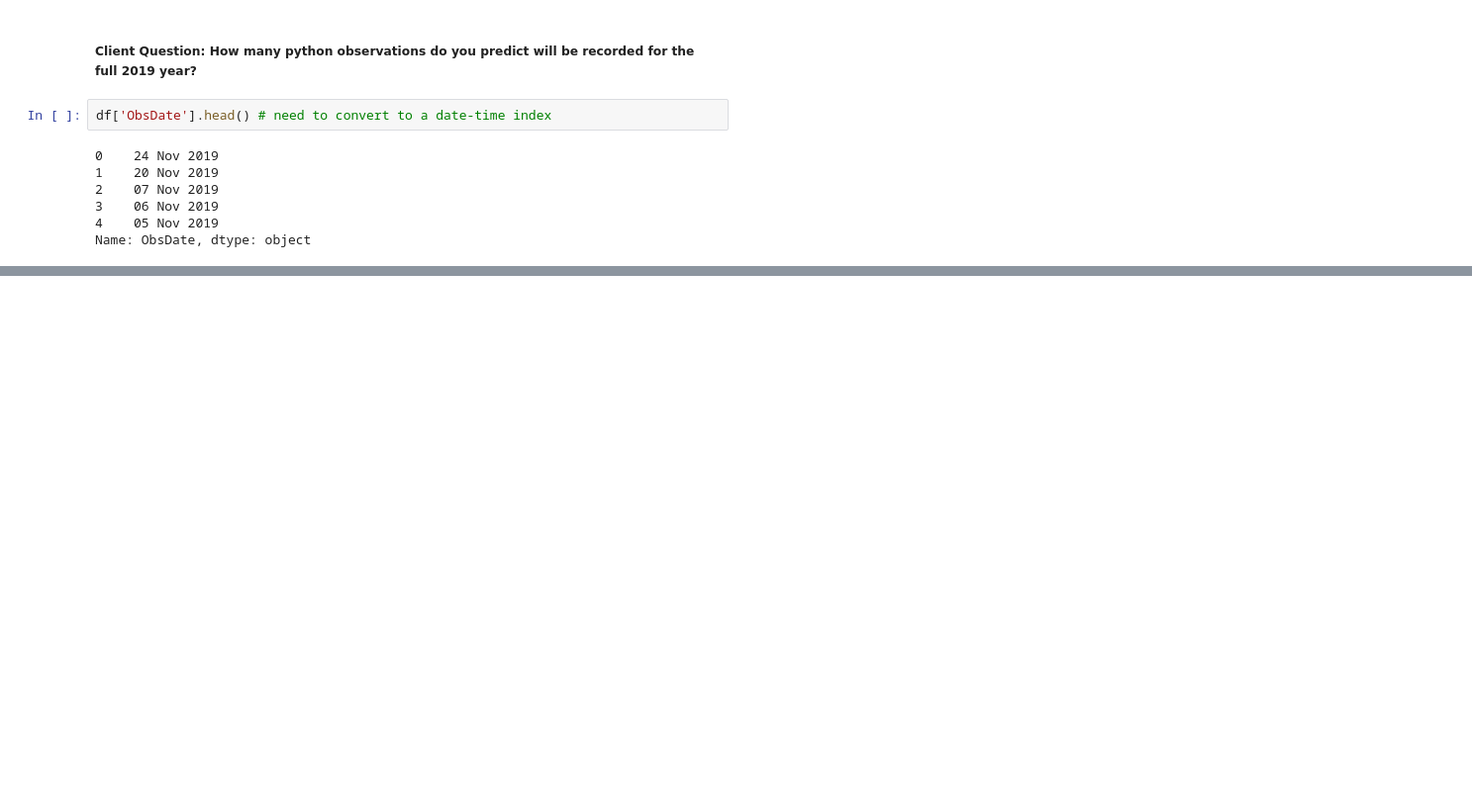
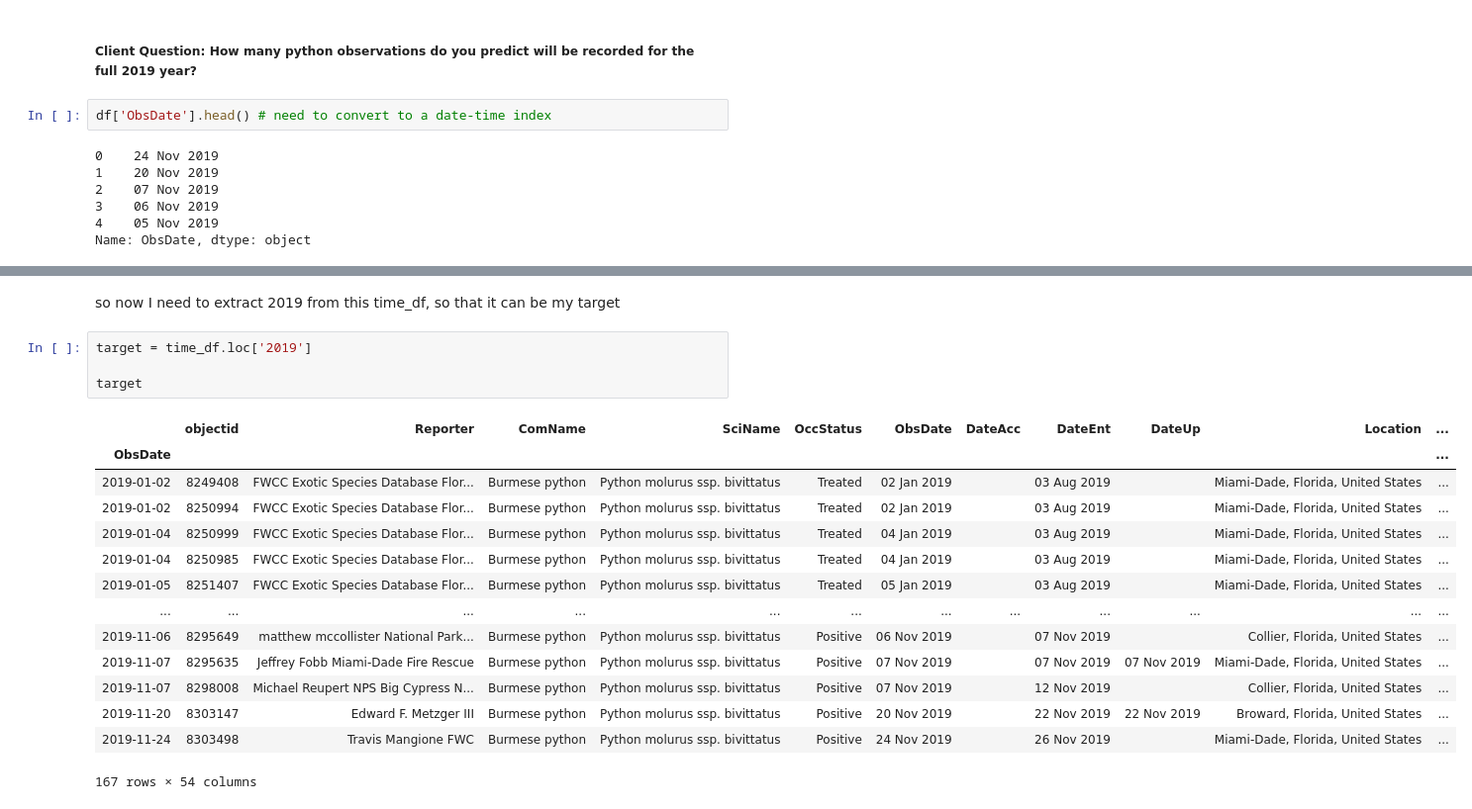
Before and after one commit to evill013/burmese-python-project, a Jupyter notebook: main.ipynb, the cells around one changed output, grey strips where cells are left out. Shown at 99% size. Cells and saved outputs as stored; diff of their text form; blank space fills up the shorter version.

```diff
--- a/main.ipynb
+++ b/main.ipynb
@@ -94,0 +99,21 @@ by_year.plot()
+# %% [markdown]
+so now I need to extract 2019 from this time_df, so that it can be my target
+# %%
+target = time_df.loc['2019']
+
+target
+# %% [output]
+|  | objectid | Reporter | ComName | SciName | OccStatus | ObsDate | DateAcc | DateEnt | DateUp | Location | ... |
+| ObsDate |  |  |  |  |  |  |  |  |  |  | ... |
+| 2019-01-02 | 8249408 | FWCC Exotic Species Database Flor... | Burmese python | Python molurus ssp. bivittatus | Treated | 02 Jan 2019 |  | 03 Aug 2019 |  | Miami-Dade, Florida, United States | ... |
+| 2019-01-02 | 8250994 | FWCC Exotic Species Database Flor... | Burmese python | Python molurus ssp. bivittatus | Treated | 02 Jan 2019 |  | 03 Aug 2019 |  | Miami-Dade, Florida, United States | ... |
+| 2019-01-04 | 8250999 | FWCC Exotic Species Database Flor... | Burmese python | Python molurus ssp. bivittatus | Treated | 04 Jan 2019 |  | 03 Aug 2019 |  | Miami-Dade, Florida, United States | ... |
+| 2019-01-04 | 8250985 | FWCC Exotic Species Database Flor... | Burmese python | Python molurus ssp. bivittatus | Treated | 04 Jan 2019 |  | 03 Aug 2019 |  | Miami-Dade, Florida, United States | ... |
+| 2019-01-05 | 8251407 | FWCC Exotic Species Database Flor... | Burmese python | Python molurus ssp. bivittatus | Treated | 05 Jan 2019 |  | 03 Aug 2019 |  | Miami-Dade, Florida, United States | ... |
+| ... | ... | ... | ... | ... | ... | ... | ... | ... | ... | ... | ... |
+| 2019-11-06 | 8295649 | matthew mccollister National Park... | Burmese python | Python molurus ssp. bivittatus | Positive | 06 Nov 2019 |  | 07 Nov 2019 |  | Collier, Florida, United States | ... |
+| 2019-11-07 | 8295635 | Jeffrey Fobb Miami-Dade Fire Rescue | Burmese python | Python molurus ssp. bivittatus | Positive | 07 Nov 2019 |  | 07 Nov 2019 | 07 Nov 2019 | Miami-Dade, Florida, United States | ... |
+| 2019-11-07 | 8298008 | Michael Reupert NPS Big Cypress N... | Burmese python | Python molurus ssp. bivittatus | Positive | 07 Nov 2019 |  | 12 Nov 2019 |  | Collier, Florida, United States | ... |
+| 2019-11-20 | 8303147 | Edward F. Metzger III | Burmese python | Python molurus ssp. bivittatus | Positive | 20 Nov 2019 |  | 22 Nov 2019 | 22 Nov 2019 | Broward, Florida, United States | ... |
+| 2019-11-24 | 8303498 | Travis Mangione FWC | Burmese python | Python molurus ssp. bivittatus | Positive | 24 Nov 2019 |  | 26 Nov 2019 |  | Miami-Dade, Florida, United States | ... |
+167 rows × 54 columns
```
Also changed, not shown: parts of 22 cells of this notebook.
